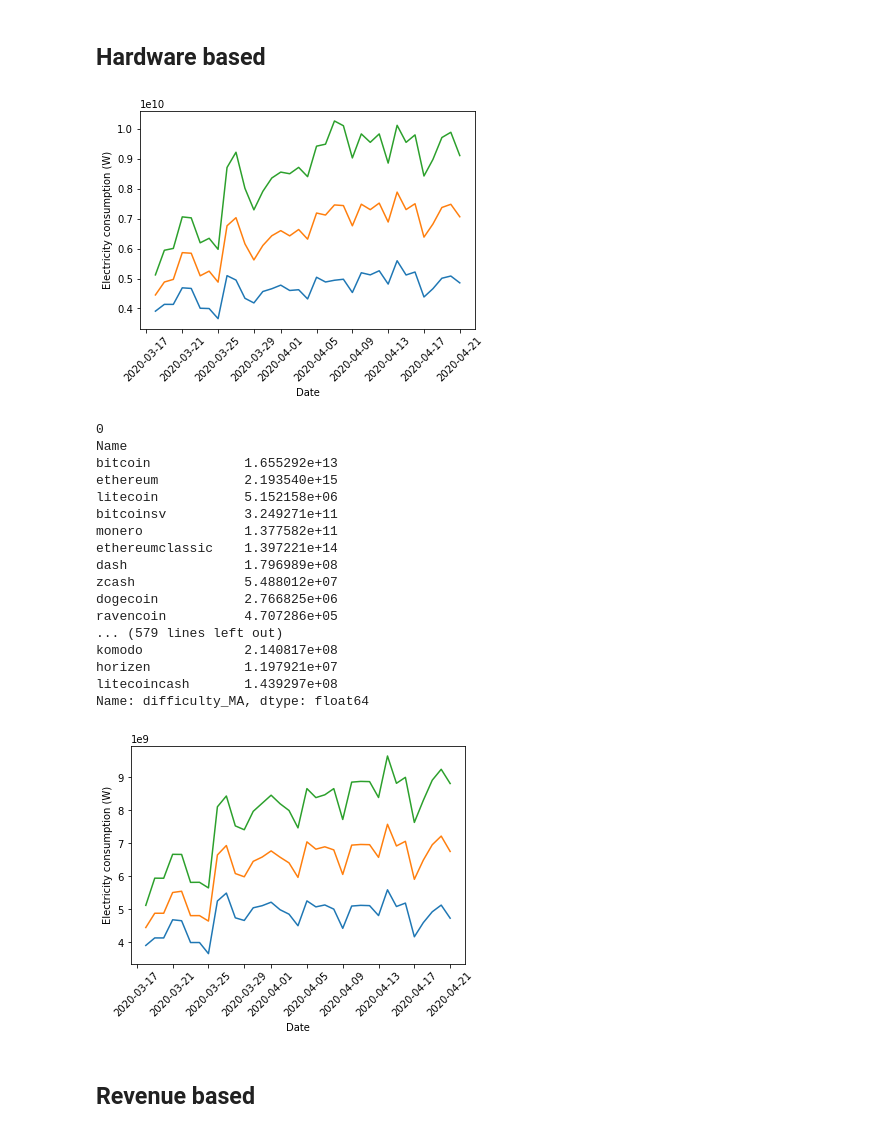
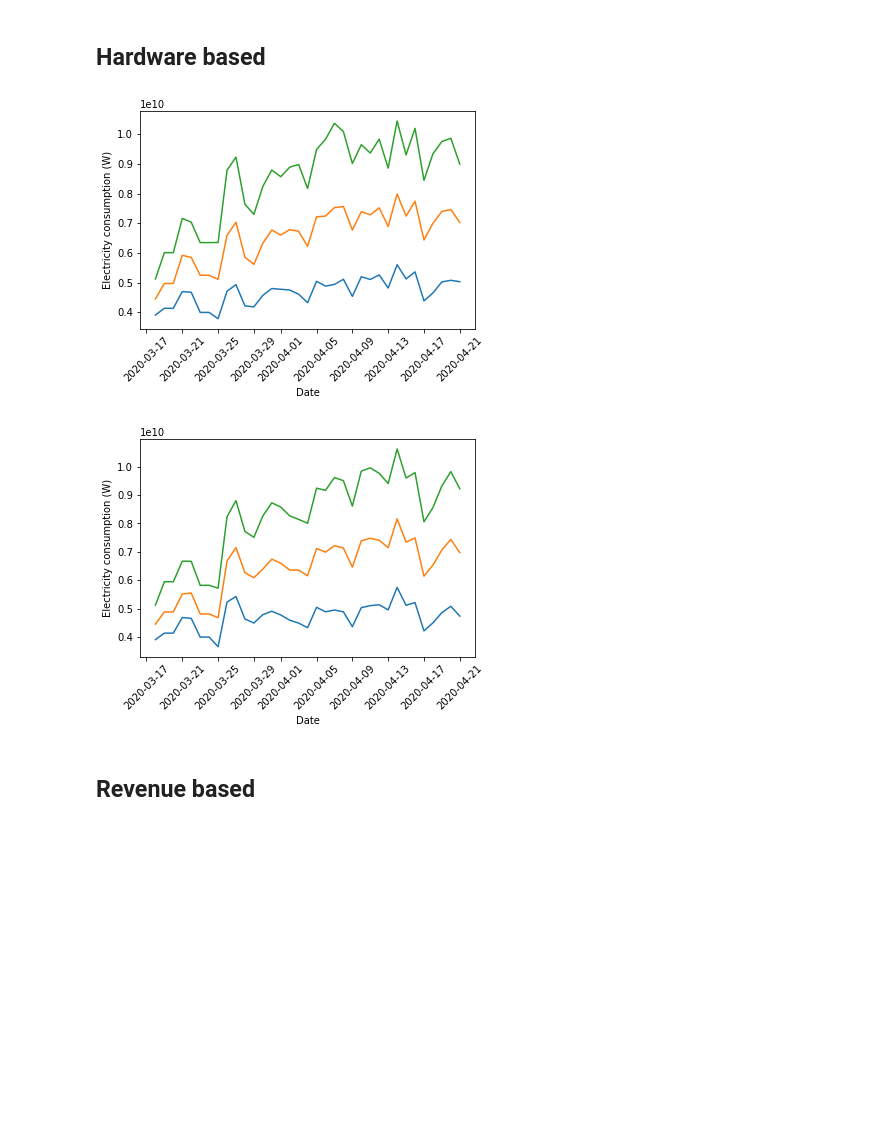
Before and after one commit to Lukasdeloose/sustainable_blockchain, a Jupyter notebook: data_analysis/energy_consumption.ipynb, the cells around one changed output. Saved outputs shown, nothing was run; the diff lists cells and outputs as text; code cells hidden in the pictures; blank space fills up the shorter version.

```diff
--- a/data_analysis/energy_consumption.ipynb
+++ b/data_analysis/energy_consumption.ipynb
@@ -100,7 +100,7 @@ def hardware_based_estimation(data, moving_avg_difficulty = 1, moving_avg_price=
         found_missing_difficulty['difficulty_MA'] = difficulties[range(max(i-moving_avg_difficulty+1,0),i+1)].mean(axis=1)
 
         # Calculate moving avg of price
-        prices[i] = found_missing_difficulty['price']
+        prices[i] = found_missing_difficulty['price']*growth_factor
         found_missing_difficulty['price_MA'] = prices[range(max(i-moving_avg_price+1,0),i+1)].mean(axis=1)
 
         # Calculate nethash
@@ -456,13 +363,13 @@ def calc_revenue_bounds(bounds, revenue_percent = 0.60):
     return revenue_bounds
 # %%
 dates = []
-data = []
+data_hist = []
 # Read in data
 for file in os.listdir(HIST_PATH):
     # Load the daily data in a list
     data_day = pd.read_csv(HIST_PATH+file)
     data_day = clean_mineable_data(data_day)
-    data.append(data_day)
+    data_hist.append(data_day)
 
     # Get the dates in a list
     date = datetime.strptime(file[13:23], '%m-%d-%Y')
@@ -498,7 +405,7 @@ for bound, data in coin_hardware_date.items():
 ## Hardware based
 # %%
 # Get hardware bounds
-hardware_bounds_coin = hardware_based_estimation(data, 1, growth_factor)
+hardware_bounds_coin = hardware_based_estimation(data_hist, 1, 1, growth_factor)
 hardware_bounds_total = calc_hardware_bounds(hardware_bounds_coin)
 plt.plot(dates, hardware_bounds_total['lower'])
 plt.plot(dates, hardware_bounds_total['estimate'])
@@ -508,37 +415,20 @@ plt.ylabel("Electricity consumption (W)")
 plt.xlabel("Date")
 plt.show()
 # %% [output]
-[figure, old version]
+[figure, new version]
 # %%
 # Get hardware bounds
-hardware_bounds_coin = hardware_based_estimation(data, moving_avg_difficulty = 30, moving_avg_price = 30,  growth_factor=1)
+hardware_bounds_coin = hardware_based_estimation(data_hist, moving_avg_difficulty = 7, moving_avg_price = 7,  growth_factor=1)
 hardware_bounds_total = calc_hardware_bounds(hardware_bounds_coin)
 plt.plot(dates, hardware_bounds_total['lower'])
 plt.plot(dates, hardware_bounds_total['estimate'])
 plt.plot(dates, hardware_bounds_total['upper'])
 plt.xticks(rotation=45)
 plt.ylabel("Electricity consumption (W)")
 plt.xlabel("Date")
 plt.show()
 # %% [output]
-0
-Name
-bitcoin            1.655292e+13
-ethereum           2.193540e+15
-litecoin           5.152158e+06
-bitcoinsv          3.249271e+11
-monero             1.377582e+11
-ethereumclassic    1.397221e+14
-dash               1.796989e+08
-zcash              5.488012e+07
-dogecoin           2.766825e+06
-ravencoin          4.707286e+05
-... (579 lines left out)
-komodo             2.140817e+08
-horizen            1.197921e+07
-litecoincash       1.439297e+08
-Name: difficulty_MA, dtype: float64
-[figure, old version]
+[figure, new version]
 # %% [markdown]
 ## Revenue based
 # %%
```
Also changed, not shown: parts of 45 cells of this notebook.
